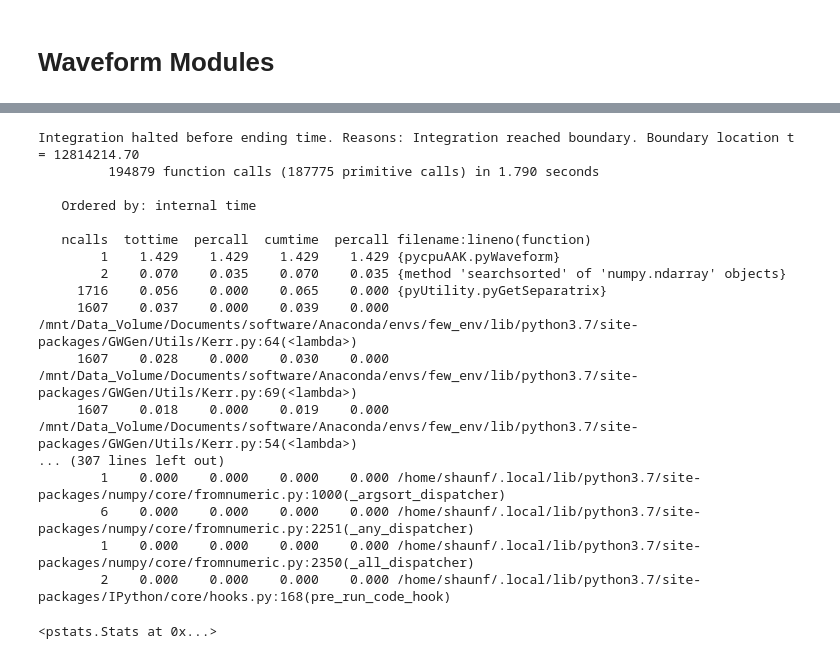
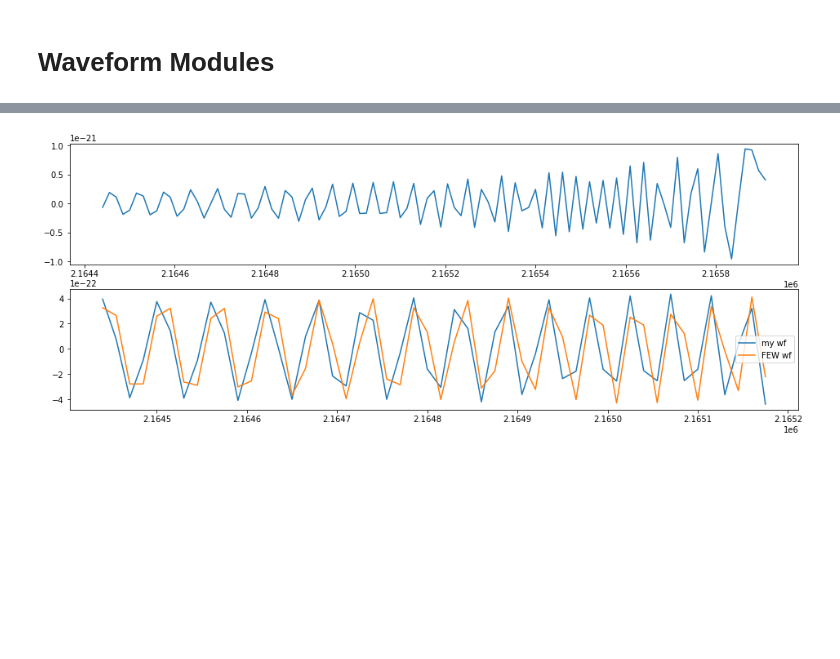
Before and after one commit to Shaun-F/GWGenerator, a Jupyter notebook: debugging/CompareMyCodeToFEW.ipynb, the cells around one changed output, grey strips where cells are left out. Saved outputs shown, nothing was run; the diff lists cells and outputs as text; code cells hidden in the pictures; blank space fills up the shorter version.

```diff
--- a/debugging/CompareMyCodeToFEW.ipynb
+++ b/debugging/CompareMyCodeToFEW.ipynb
@@ -190,29 +179,10 @@ Integration halted before ending time. Reasons: Integration reached boundary. Bo
-# %%
-import cProfile, pstats
-from pstats import SortKey
-pr = cProfile.Profile()
-pr.enable()
-MYwfgen(M,mu,a,p0,e0,Y0,qS,phiS,qK,phiK,dist,T=T,npoints=100)
-pr.disable()
-sortby = SortKey.CUMULATIVE
-ps = pstats.Stats(pr).sort_stats('tottime')
-ps.print_stats()
-# %% [output]
-Integration halted before ending time. Reasons: Integration reached boundary. Boundary location t = 12814214.70
-         194879 function calls (187775 primitive calls) in 1.790 seconds
-
-   Ordered by: internal time
-
-   ncalls  tottime  percall  cumtime  percall filename:lineno(function)
-        1    1.429    1.429    1.429    1.429 {pycpuAAK.pyWaveform}
-        2    0.070    0.035    0.070    0.035 {method 'searchsorted' of 'numpy.ndarray' objects}
-     1716    0.056    0.000    0.065    0.000 {pyUtility.pyGetSeparatrix}
-     1607    0.037    0.000    0.039    0.000 /mnt/Data_Volume/Documents/software/Anaconda/envs/few_env/lib/python3.7/site-packages/GWGen/Utils/Kerr.py:64(<lambda>)
-     1607    0.028    0.000    0.030    0.000 /mnt/Data_Volume/Documents/software/Anaconda/envs/few_env/lib/python3.7/site-packages/GWGen/Utils/Kerr.py:69(<lambda>)
-     1607    0.018    0.000    0.019    0.000 /mnt/Data_Volume/Documents/software/Anaconda/envs/few_env/lib/python3.7/site-packages/GWGen/Utils/Kerr.py:54(<lambda>)
-... (307 lines left out)
-        1    0.000    0.000    0.000    0.000 /home/shaunf/.local/lib/python3.7/site-packages/numpy/core/fromnumeric.py:1000(_argsort_dispatcher)
-        6    0.000    0.000    0.000    0.000 /home/shaunf/.local/lib/python3.7/site-packages/numpy/core/fromnumeric.py:2251(_any_dispatcher)
-        1    0.000    0.000    0.000    0.000 /home/shaunf/.local/lib/python3.7/site-packages/numpy/core/fromnumeric.py:2350(_all_dispatcher)
-        2    0.000    0.000    0.000    0.000 /home/shaunf/.local/lib/python3.7/site-packages/IPython/core/hooks.py:168(pre_run_code_hook)
-<pstats.Stats at 0x...>
+# %%
+inxsa = -100
+inxso = -1
+fig,ax = plt.subplots(2,1,figsize=(16,6))
+ax[0].plot(t[inxsa:inxso], fewint(t)[inxsa:inxso] - mywf.real[inxsa:inxso]);
+ax[1].plot(t[startinginx:cutoffinx], mywf.real[startinginx:cutoffinx], label="my wf");
+ax[1].plot(tf[startinginx:cutoffinx], FEWwaveform.real[startinginx:cutoffinx], label="FEW wf");
+ax[1].legend();
+# %% [output]
+[figure, added]
```
Also changed, not shown: parts of 4 cells of this notebook, 7 other files.
